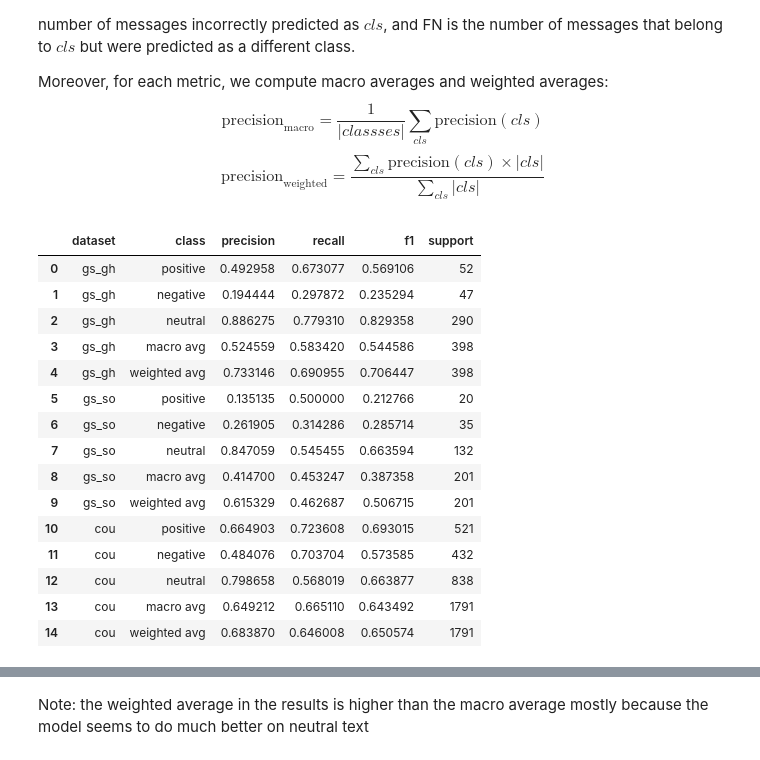
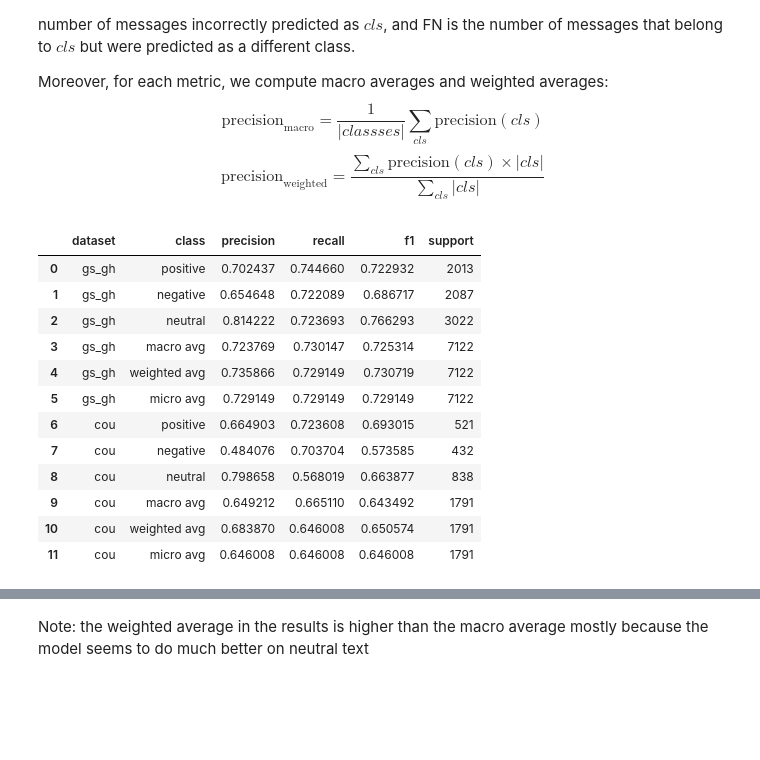
Before and after one commit to davidmrc6/bep, a Jupyter notebook: notebooks/main.ipynb, the cells around one changed output, grey strips where cells are left out. Saved outputs shown, nothing was run; the diff lists cells and outputs as text; code cells hidden in the pictures; blank space fills up the shorter version.

Commit message:
fix: use correct novielli dataset

```diff
--- a/notebooks/main.ipynb
+++ b/notebooks/main.ipynb
@@ -157,7 +142,7 @@ def parse_deva_output(filepath, dataset_label):
                 })
     return pd.DataFrame(rows)
 # %%
-df_deva_gh = parse_deva_output(DEVA_OUTPUT_DIR / "gs_gh_out.txt", "gs_gh")
+df_deva_gh = parse_deva_output(DEVA_OUTPUT_DIR / "nov_gh_out.txt", "nov_gh")
 df_deva_gh.head(5)
 # %% [output]
 |  | ID | Text | valence | arousal | deva_label | dataset |
@@ -256,9 +214,9 @@ df_deva_cou
 ## Comparing resulting DEVA labels to original labels
 # %%
 merged_gh = df_deva_gh.assign(ID=df_deva_gh['ID'].astype(int)).merge(
-    df_gs_gh[['ID', 'Gold label']],
+    df_gh[['ID', 'Polarity']],
     on='ID'
-).rename(columns={'Gold label': 'gold_label'})
+).rename(columns={"Polarity": "polarity"})
 
 merged_gh
 # %% [output]
@@ -299,7 +236,7 @@ merged_so
 # %%
-df_cou_labels = df_cou[['gold_label']].copy()
+df_cou_labels = df_cou[['polarity']].copy()
 df_cou_labels.insert(0, 'ID', df_cou_labels.index.astype(str))
-df_cou_labels = df_cou_labels[df_cou_labels['gold_label'].notna() & (df_cou_labels['gold_label'] != 'undefined')]
+df_cou_labels = df_cou_labels[df_cou_labels['polarity'].notna() & (df_cou_labels['polarity'] != 'undefined')]
 
 merged_cou = df_deva_cou.merge(df_cou_labels, on='ID')
 merged_cou
@@ -335,9 +272,9 @@ def compute_metrics(df, dataset_name):
     rows = []
 
     for cls in classes:
-        tp = ((df['deva_polarity'] == cls) & (df['gold_label'] == cls)).sum()
-        fp = ((df['deva_polarity'] == cls) & (df['gold_label'] != cls)).sum()
-        fn = ((df['deva_polarity'] != cls) & (df['gold_label'] == cls)).sum()
+        tp = ((df['deva_polarity'] == cls) & (df['polarity'] == cls)).sum()
+        fp = ((df['deva_polarity'] == cls) & (df['polarity'] != cls)).sum()
+        fn = ((df['deva_polarity'] != cls) & (df['polarity'] == cls)).sum()
 
         precision = tp / (tp + fp) if (tp + fp) > 0 else 0
         recall    = tp / (tp + fn) if (tp + fn) > 0 else 0
@@ -349,7 +286,7 @@ def compute_metrics(df, dataset_name):
             'precision': precision,
             'recall': recall,
             'f1': f1,
-            'support': (df['gold_label'] == cls).sum()
+            'support': (df['polarity'] == cls).sum()
         })
 
     # macro average (simple mean across classes, like Coutinho et al.)
@@ -374,31 +311,43 @@ def compute_metrics(df, dataset_name):
         'support': total
     })
 
+    # micro average (aggregate TP/FP/FN across all classes first)
+    tp_sum = sum(((df['deva_polarity'] == c) & (df['polarity'] == c)).sum() for c in classes)
+    fp_sum = sum(((df['deva_polarity'] == c) & (df['polarity'] != c)).sum() for c in classes)
+    fn_sum = sum(((df['deva_polarity'] != c) & (df['polarity'] == c)).sum() for c in classes)
+    micro_p = tp_sum / (tp_sum + fp_sum) if (tp_sum + fp_sum) > 0 else 0
+    micro_r = tp_sum / (tp_sum + fn_sum) if (tp_sum + fn_sum) > 0 else 0
+    micro_f = 2 * micro_p * micro_r / (micro_p + micro_r) if (micro_p + micro_r) > 0 else 0
+    rows.append({
+        'dataset': dataset_name,
+        'class': 'micro avg',
+        'precision': micro_p,
+        'recall': micro_r,
+        'f1': micro_f,
+        'support': total
+    })
+
     return pd.DataFrame(rows)
 # %%
 results_gh  = compute_metrics(merged_gh,  'gs_gh')
-results_so  = compute_metrics(merged_so,  'gs_so')
 results_cou = compute_metrics(merged_cou, 'cou')
 
-results_all = pd.concat([results_gh, results_so, results_cou], ignore_index=True)
+results_all = pd.concat([results_gh, results_cou], ignore_index=True)
 results_all
 # %% [output]
 |  | dataset | class | precision | recall | f1 | support |
-| 0 | gs_gh | positive | 0.492958 | 0.673077 | 0.569106 | 52 |
-| 1 | gs_gh | negative | 0.194444 | 0.297872 | 0.235294 | 47 |
-| 2 | gs_gh | neutral | 0.886275 | 0.779310 | 0.829358 | 290 |
-| 3 | gs_gh | macro avg | 0.524559 | 0.583420 | 0.544586 | 398 |
-| 4 | gs_gh | weighted avg | 0.733146 | 0.690955 | 0.706447 | 398 |
-| 5 | gs_so | positive | 0.135135 | 0.500000 | 0.212766 | 20 |
-| 6 | gs_so | negative | 0.261905 | 0.314286 | 0.285714 | 35 |
-| 7 | gs_so | neutral | 0.847059 | 0.545455 | 0.663594 | 132 |
-| 8 | gs_so | macro avg | 0.414700 | 0.453247 | 0.387358 | 201 |
-| 9 | gs_so | weighted avg | 0.615329 | 0.462687 | 0.506715 | 201 |
-| 10 | cou | positive | 0.664903 | 0.723608 | 0.693015 | 521 |
-| 11 | cou | negative | 0.484076 | 0.703704 | 0.573585 | 432 |
-| 12 | cou | neutral | 0.798658 | 0.568019 | 0.663877 | 838 |
-| 13 | cou | macro avg | 0.649212 | 0.665110 | 0.643492 | 1791 |
-| 14 | cou | weighted avg | 0.683870 | 0.646008 | 0.650574 | 1791 |
+| 0 | gs_gh | positive | 0.702437 | 0.744660 | 0.722932 | 2013 |
+| 1 | gs_gh | negative | 0.654648 | 0.722089 | 0.686717 | 2087 |
+| 2 | gs_gh | neutral | 0.814222 | 0.723693 | 0.766293 | 3022 |
+| 3 | gs_gh | macro avg | 0.723769 | 0.730147 | 0.725314 | 7122 |
+| 4 | gs_gh | weighted avg | 0.735866 | 0.729149 | 0.730719 | 7122 |
+| 5 | gs_gh | micro avg | 0.729149 | 0.729149 | 0.729149 | 7122 |
+| 6 | cou | positive | 0.664903 | 0.723608 | 0.693015 | 521 |
+| 7 | cou | negative | 0.484076 | 0.703704 | 0.573585 | 432 |
+| 8 | cou | neutral | 0.798658 | 0.568019 | 0.663877 | 838 |
+| 9 | cou | macro avg | 0.649212 | 0.665110 | 0.643492 | 1791 |
+| 10 | cou | weighted avg | 0.683870 | 0.646008 | 0.650574 | 1791 |
+| 11 | cou | micro avg | 0.646008 | 0.646008 | 0.646008 | 1791 |
 # %%
 # Format results
 results_display = results_all.copy()
```
Also changed, not shown: parts of 17 cells of this notebook, 7 other files.
